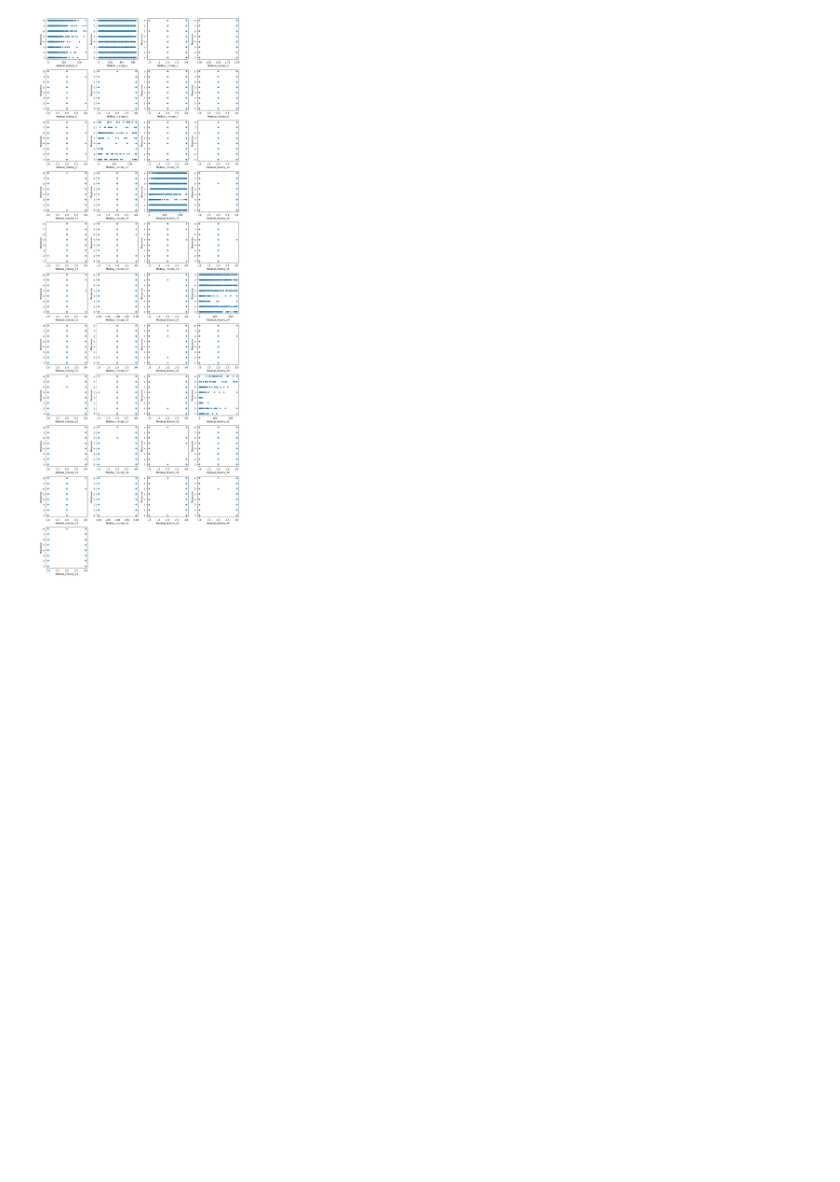
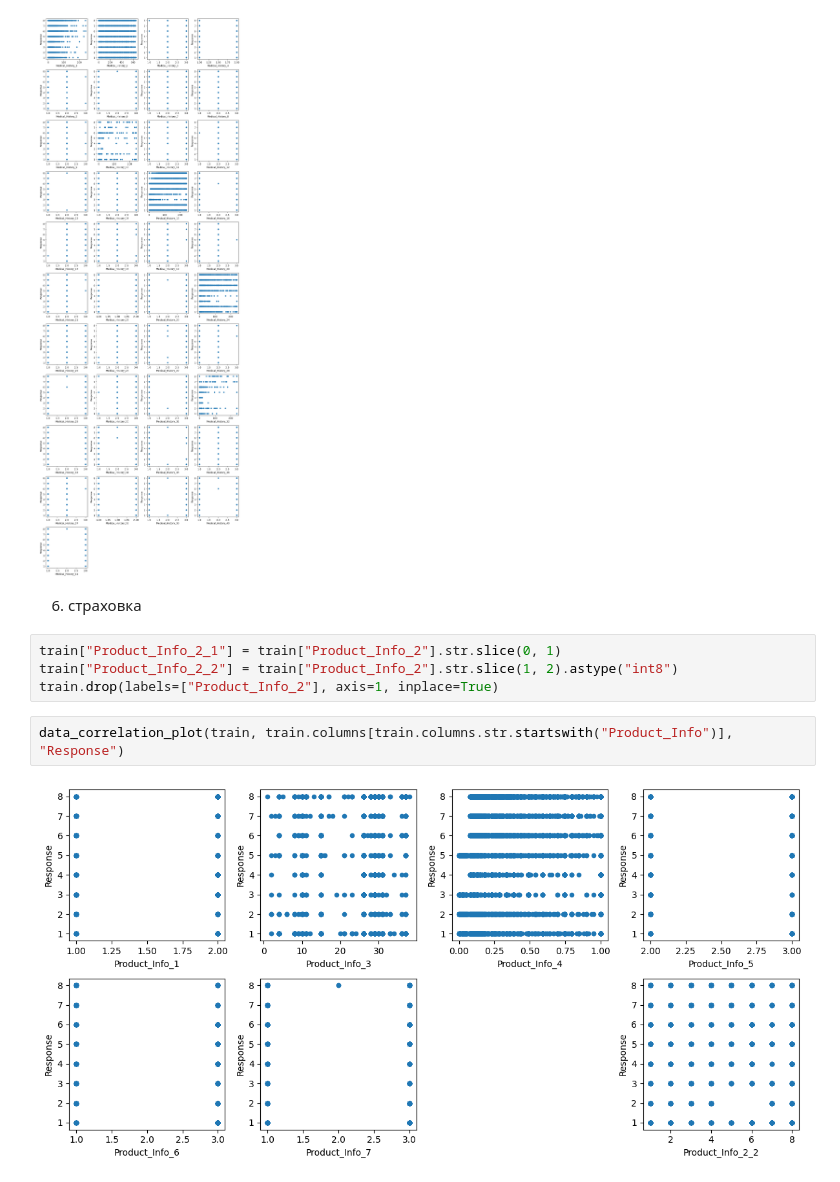
Before and after one commit to iteegi/data-science-algo, a Jupyter notebook: data-science-algo/tasks/14_insurance_scoring.ipynb, the cells around one changed output. Saved outputs shown, nothing was run; the diff lists cells and outputs as text; blank space fills up the shorter version.

```diff
--- a/data-science-algo/tasks/14_insurance_scoring.ipynb
+++ b/data-science-algo/tasks/14_insurance_scoring.ipynb
@@ -94,3 +94,13 @@ data_correlation_plot(train, train.columns[train.columns.str.startswith("Family_
 data_correlation_plot(train, train.columns[train.columns.str.startswith("Medical_History")], "Response")
 # %% [output]
 [figure]
+# %% [markdown]
+6. страховка
+# %%
+train["Product_Info_2_1"] = train["Product_Info_2"].str.slice(0, 1)
+train["Product_Info_2_2"] = train["Product_Info_2"].str.slice(1, 2).astype("int8")
+train.drop(labels=["Product_Info_2"], axis=1, inplace=True)
+# %%
+data_correlation_plot(train, train.columns[train.columns.str.startswith("Product_Info")], "Response")
+# %% [output]
+[figure, added]
```
